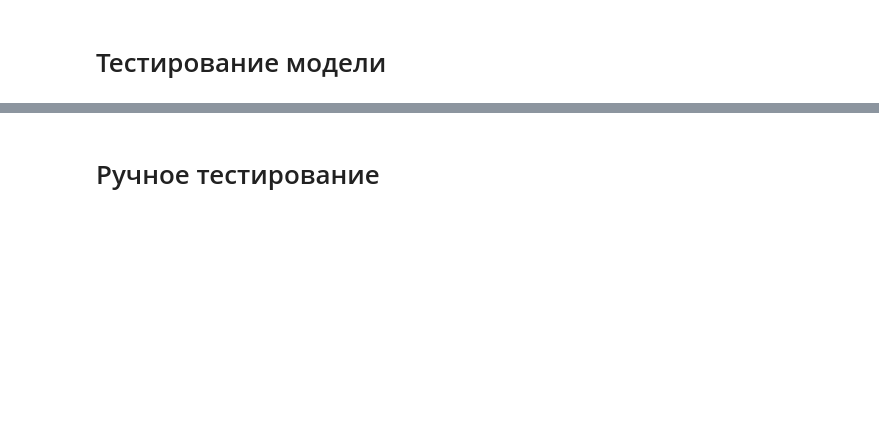
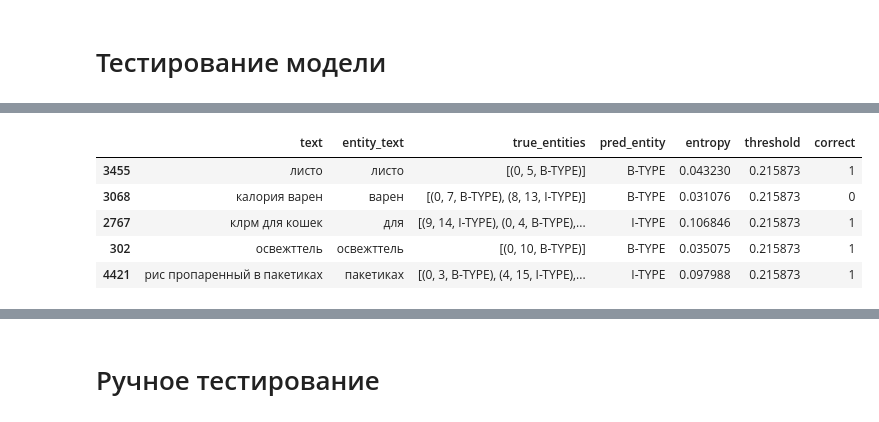
Before and after one commit to AntonSHBK/hackathon_x5, a Jupyter notebook: backend/ml/notebooks/hackathon_x5.ipynb, the cells around one changed output, grey strips where cells are left out. Cells and saved outputs as stored; diff of their text form; code cells hidden in the pictures; blank space fills up the shorter version.

```diff
--- a/backend/ml/notebooks/hackathon_x5.ipynb
+++ b/backend/ml/notebooks/hackathon_x5.ipynb
@@ -783,0 +865,5 @@ df_false.sample(10)
+# %%
+thresholds = test_dataset.compute_entropy_thresholds(
+    idx2label=idx2label,
+    method="prc"
+)
@@ -783,0 +884,13 @@ df_false.sample(10)
+# %%
+avg_threshold = np.mean(list(thresholds.values()))
+
+results_confident = test_dataset.evaluate_accuracy_by_entropy_thresholds(
+    thresholds=thresholds,
+    avg_threshold=avg_threshold,
+    confident=True,
+    idx2label=idx2label
+)
+
+print("\n=== Confident ===")
+print(f"Accuracy: {results_confident['accuracy']:.2%}")
+print(f"Coverage: {results_confident['coverage']:.2%}")
@@ -783,0 +905,9 @@ df_false.sample(10)
+# %%
+results_confident["predictions_df"].sample(5)
+# %% [output]
+|  | text | entity_text | true_entities | pred_entity | entropy | threshold | correct |
+| 3455 | листо | листо | [(0, 5, B-TYPE)] | B-TYPE | 0.043230 | 0.215873 | 1 |
+| 3068 | калория варен | варен | [(0, 7, B-TYPE), (8, 13, I-TYPE)] | B-TYPE | 0.031076 | 0.215873 | 0 |
+| 2767 | клрм для кошек | для | [(9, 14, I-TYPE), (0, 4, B-TYPE),... | I-TYPE | 0.106846 | 0.215873 | 1 |
+| 302 | освежттель | освежттель | [(0, 10, B-TYPE)] | B-TYPE | 0.035075 | 0.215873 | 1 |
+| 4421 | рис пропаренный в пакетиках | пакетиках | [(0, 3, B-TYPE), (4, 15, I-TYPE),... | I-TYPE | 0.097988 | 0.215873 | 1 |
```
Also changed, not shown: parts of 24 cells of this notebook, 4 other files.
